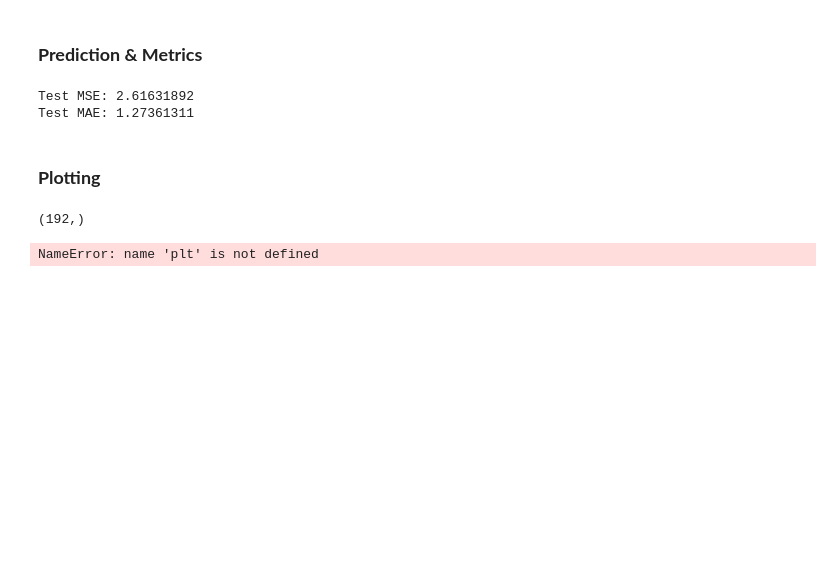
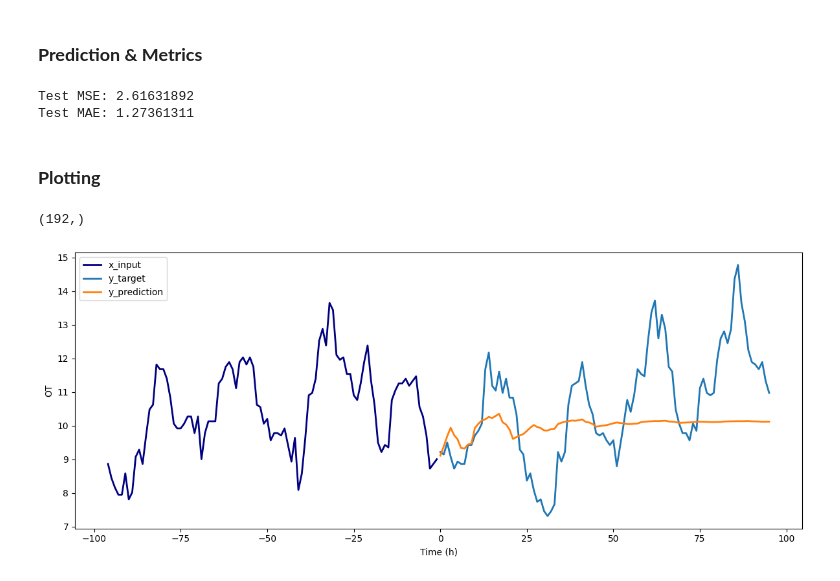
Before and after one commit to jauric/longdur_ett, a Jupyter notebook: main/ARIMA_model.ipynb, the cells around one changed output. Cells and saved outputs as stored; diff of their text form; code cells hidden in the pictures; blank space fills up the shorter version.

```diff
--- a/main/ARIMA_model.ipynb
+++ b/main/ARIMA_model.ipynb
@@ -102,40 +118,40 @@ print(time.shape)   # should be context + forecast = 192
 # %%
 ### Plot the results
 plt.figure(figsize=(12, 5))
+
+# Plot inputs
+plt.plot(
+    time[:context],
+    x_test,
+    linewidth=2,
+    label="x_input",
+    color="navy",
+)
 
 # Plot targets
 plt.plot(
     time[context:(context+forecast)],
     y_target,
     linewidth=2,
-    label="Test ground truth",
+    label="y_target",
     color="tab:blue",
 )
 
 # Plot prediction
 plt.plot(
     time[context:(context+forecast)],
     y_prediction,
     linewidth=2,
-    label="Test prediction",
-    color="tab:red",
-)
-
-# Plot inputs
-plt.plot(
-    time[:context],
-    x_test,
-    linewidth=2,
-    label="Test prediction",
-    color="tab:blue",
+    label="y_prediction",
+    color="tab:orange",
 )
 
 
 plt.xlabel("Time (h)")
 plt.ylabel("OT")
 
 plt.legend()
 plt.tight_layout()
 plt.show()
 # %% [output]
-NameError: name 'plt' is not defined
+[figure, added]
```
Also changed, not shown: parts of 1 cell of this notebook, 23 other files.
